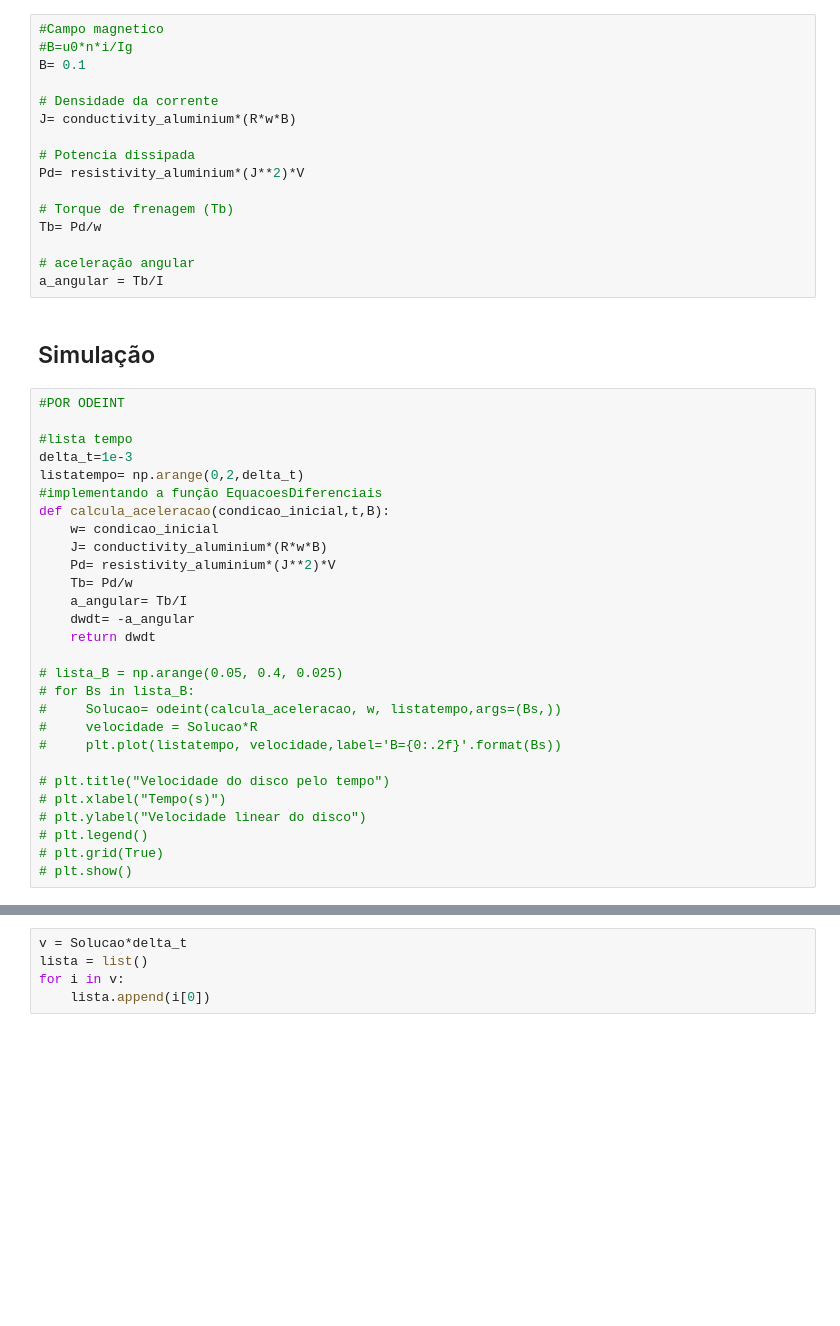
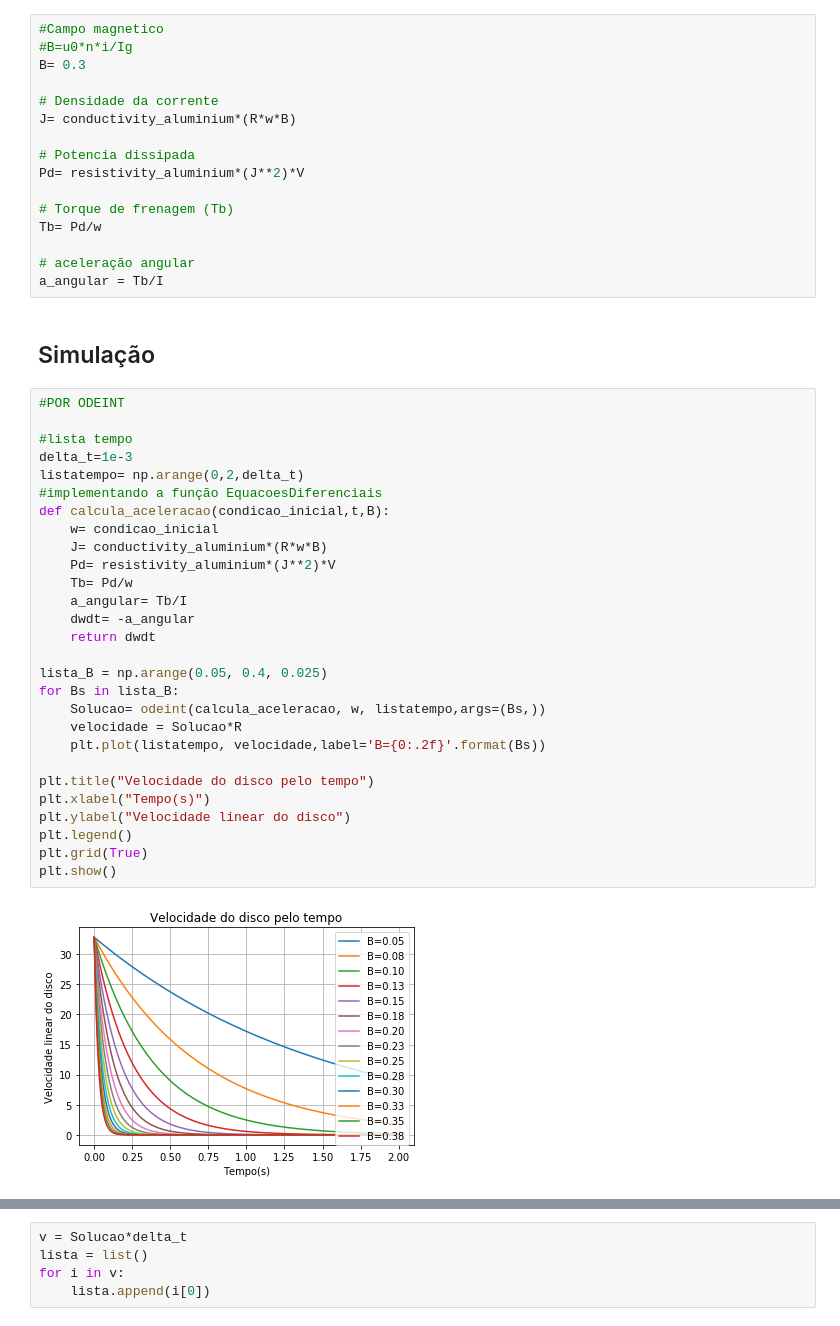
Before and after one commit to LaisNSilva/ProjetoEletromag, a Jupyter notebook: Projeto Eletromagnetismo e Ondulatória.ipynb, the cells around one changed output, grey strips where cells are left out. Saved outputs shown, nothing was run; the diff lists cells and outputs as text; blank space fills up the shorter version.

```diff
--- a/Projeto Eletromagnetismo e Ondulatória.ipynb
+++ b/Projeto Eletromagnetismo e Ondulatória.ipynb
@@ -36,7 +36,7 @@ Para os calculos, foi utilizado as formulas desse artigo: https://www.researchga
 # %%
 #Campo magnetico
 #B=u0*n*i/Ig
-B= 0.1
+B= 0.3
 
 # Densidade da corrente
 J= conductivity_aluminium*(R*w*B)
@@ -54,29 +54,31 @@ a_angular = Tb/I
 # %%
 #POR ODEINT
 
 #lista tempo
 delta_t=1e-3
 listatempo= np.arange(0,2,delta_t)
 #implementando a função EquacoesDiferenciais
 def calcula_aceleracao(condicao_inicial,t,B):
     w= condicao_inicial
     J= conductivity_aluminium*(R*w*B)
     Pd= resistivity_aluminium*(J**2)*V
     Tb= Pd/w
     a_angular= Tb/I
     dwdt= -a_angular
     return dwdt
 
-# lista_B = np.arange(0.05, 0.4, 0.025)
-# for Bs in lista_B:
-#     Solucao= odeint(calcula_aceleracao, w, listatempo,args=(Bs,))
-#     velocidade = Solucao*R
-#     plt.plot(listatempo, velocidade,label='B={0:.2f}'.format(Bs))
+lista_B = np.arange(0.05, 0.4, 0.025)
+for Bs in lista_B:
+    Solucao= odeint(calcula_aceleracao, w, listatempo,args=(Bs,))
+    velocidade = Solucao*R
+    plt.plot(listatempo, velocidade,label='B={0:.2f}'.format(Bs))
 
-# plt.title("Velocidade do disco pelo tempo")
-# plt.xlabel("Tempo(s)")
-# plt.ylabel("Velocidade linear do disco")
-# plt.legend()
-# plt.grid(True)
-# plt.show()
+plt.title("Velocidade do disco pelo tempo")
+plt.xlabel("Tempo(s)")
+plt.ylabel("Velocidade linear do disco")
+plt.legend()
+plt.grid(True)
+plt.show()
+# %% [output]
+[figure, added]
 # %%
```
Also changed, not shown: parts of 3 cells of this notebook, 1 other file.
